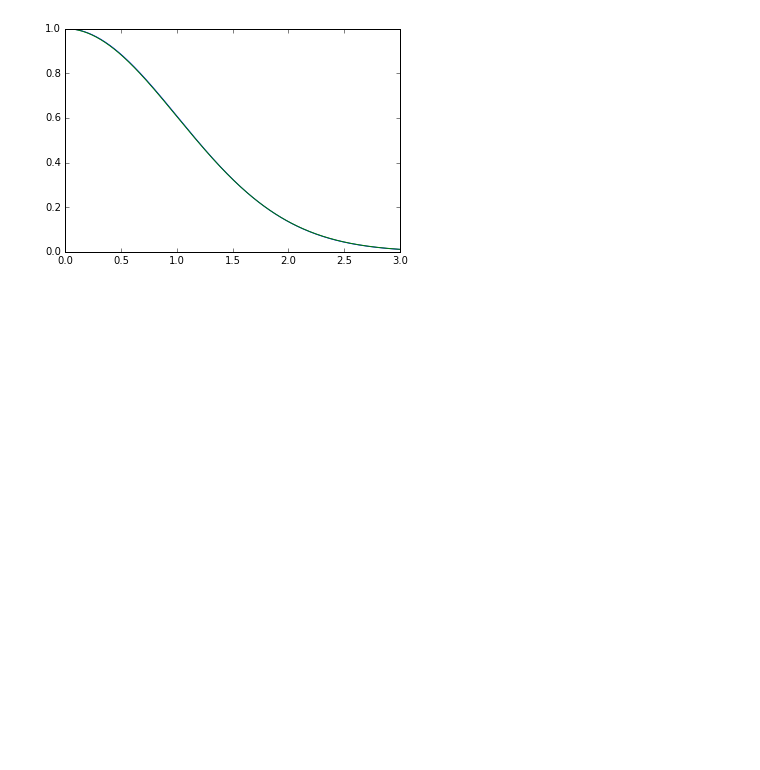
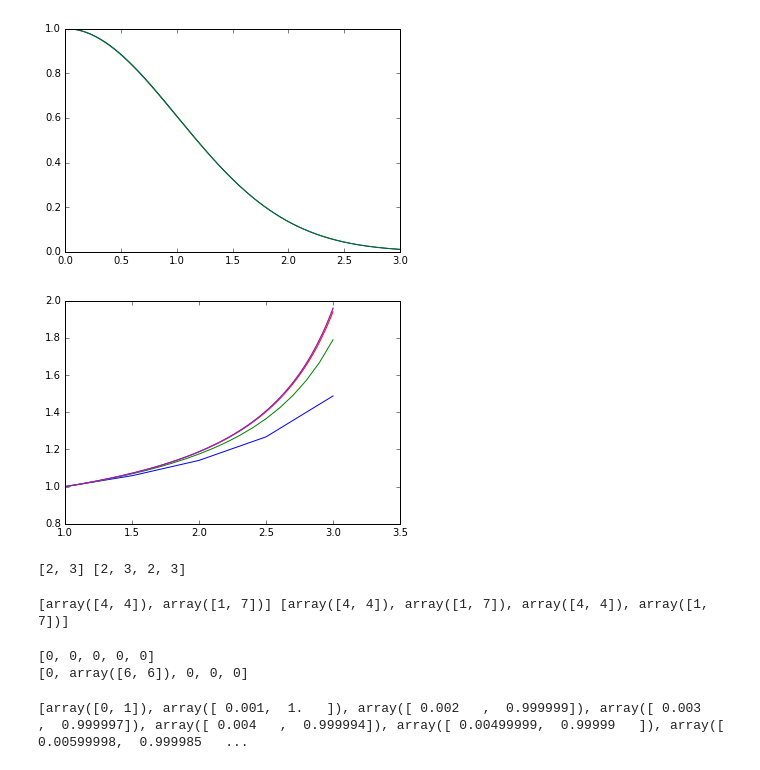
Before and after one commit to ignacio-vc/fcomp, a Jupyter notebook: Euler.ipynb, the cells around one changed output. Drawn from its saved outputs; the diff is of its cells as text; code cells hidden in the pictures; blank space fills up the shorter version.

```diff
--- a/Euler.ipynb
+++ b/Euler.ipynb
@@ -32,7 +32,8 @@ range(1,9)
 #Euler
 def euler(funcion,p_ini,t_final,h=0.01):
     tiempos = arange(p_ini[0], t_final+h,h)
-    y = zeros(len(tiempos))
+    #y = zeros(len(tiempos))
+    y = [0]*len(tiempos)
     y[0] = p_ini[1]
     for i in range (len(tiempos)-1):
         y[i+1] = y[i] + funcion(y[i],tiempos[i])*h
@@ -63,3 +64,34 @@ plot(sol[0],sol[1],sol[0],exp(-.5*sol[0]**2))
 show()
 # %% [output]
 [figure]
+# %%
+#Ecuacion que dio una companera
+def Erandi(f,x):
+    return (1./(sin(x)+2))*(((2.*f)/sqrt(3))**2 - 1)
+# %%
+hs = [0.5,0.1,0.01,0.001,1e-3]
+for h in hs:
+    sol = euler(Erandi,[1,1],3,h)
+    plot(sol[0],sol[1])
+show()
+# %% [output]
+[figure, added]
+# %%
+a=[2,3]
+print a,2*a
+# %% [output]
+[2, 3] [2, 3, 2, 3]
+# %%
+#Multiplicar una lista por 2 la duplica.
+b=[array([4,4]),array([1,7])]
+print b,2*b
+# %% [output]
+[array([4, 4]), array([1, 7])] [array([4, 4]), array([1, 7]), array([4, 4]), array([1, 7])]
+# %%
+c=[0]*5
+print c
+c[1]=array([6,6])
+print c
+# %% [output]
+[0, 0, 0, 0, 0]
+[0, array([6, 6]), 0, 0, 0]
@@ -65,0 +101,5 @@ show()
+# %%
+sol = euler(segundo_orden,[1,array([0,1])],3,h)
+print sol[1]
+# %% [output]
+[array([0, 1]), array([ 0.001,  1.   ]), array([ 0.002   ,  0.999999]), array([ 0.003   ,  0.999997]), array([ 0.004   ,  0.999994]), array([ 0.00499999,  0.99999   ]), array([ 0.00599998,  0.999985   ...
```
Also changed, not shown: parts of 1 cell of this notebook.
